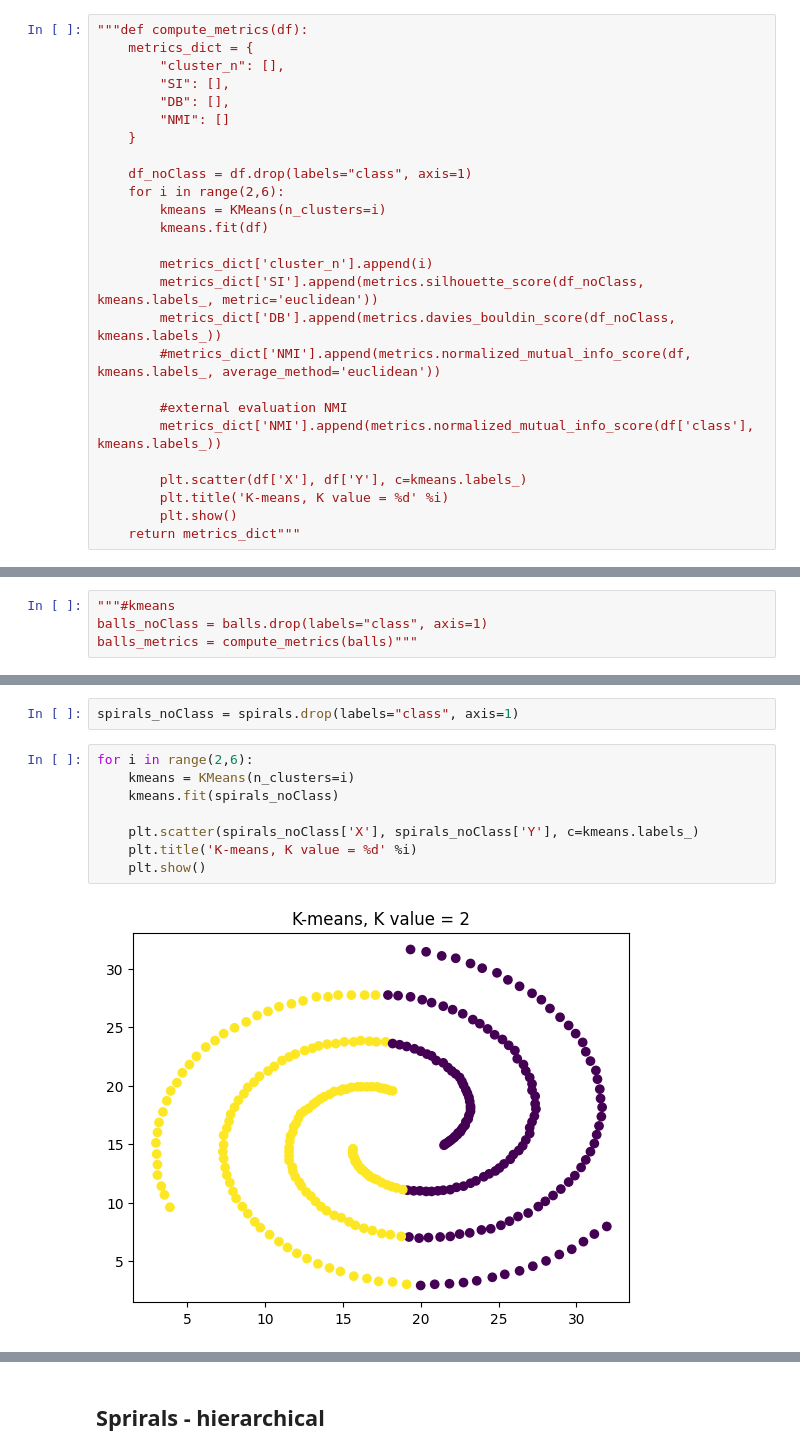
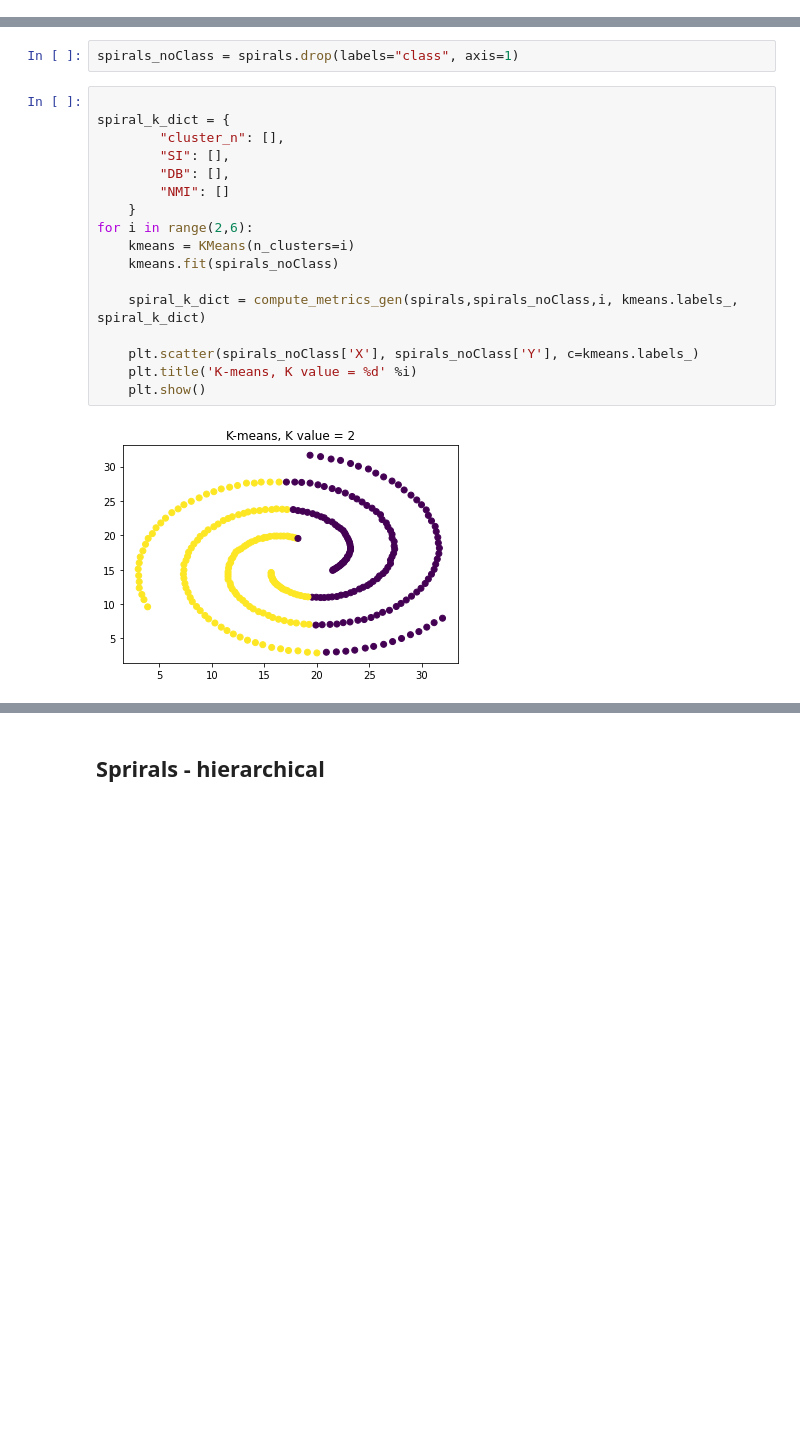
Before and after one commit to banditar/DataMining-2022-aalto, a Jupyter notebook: Assignment 2/Homework2.ipynb, the cells around one changed output, grey strips where cells are left out. Saved outputs shown, nothing was run; the diff lists cells and outputs as text; blank space fills up the shorter version.

Commit message:
Results for Spiral.txt as well

```diff
--- a/Assignment 2/Homework2.ipynb
+++ b/Assignment 2/Homework2.ipynb
@@ -49,32 +49,6 @@ balls.head()
 | 2 | 1.732 | -0.6362 | 2 |
 | 3 | -6.137 | -5.1643 | 1 |
 | 4 | -7.424 | 6.4897 | 0 |
-# %%
-"""def compute_metrics(df):
-    metrics_dict = {
-        "cluster_n": [],
-        "SI": [],
-        "DB": [],
-        "NMI": []
-    }
-
-    df_noClass = df.drop(labels="class", axis=1)
-    for i in range(2,6):
-        kmeans = KMeans(n_clusters=i)
-        kmeans.fit(df)
-
-        metrics_dict['cluster_n'].append(i)
-        metrics_dict['SI'].append(metrics.silhouette_score(df_noClass, kmeans.labels_, metric='euclidean'))
-        metrics_dict['DB'].append(metrics.davies_bouldin_score(df_noClass, kmeans.labels_))
-        #metrics_dict['NMI'].append(metrics.normalized_mutual_info_score(df, kmeans.labels_, average_method='euclidean'))
-
-        #external evaluation NMI
-        metrics_dict['NMI'].append(metrics.normalized_mutual_info_score(df['class'], kmeans.labels_))
-
-        plt.scatter(df['X'], df['Y'], c=kmeans.labels_)
-        plt.title('K-means, K value = %d' %i)
-        plt.show()
-    return metrics_dict"""
 # %%
 def compute_metrics_gen(df, df_noClass, cluster, pred_labels, metrics_dict):
 
@@ -112,7 +86,3 @@ for i in range(2,6):
 [figure]
 [figure]
 [figure]
-# %%
-"""#kmeans
-balls_noClass = balls.drop(labels="class", axis=1)
-balls_metrics = compute_metrics(balls)"""
@@ -214,12 +179,21 @@ spirals.head()
 # %%
 spirals_noClass = spirals.drop(labels="class", axis=1)
 # %%
+
+spiral_k_dict = {
+        "cluster_n": [],
+        "SI": [],
+        "DB": [],
+        "NMI": []
+    }
 for i in range(2,6):
     kmeans = KMeans(n_clusters=i)
     kmeans.fit(spirals_noClass)
 
+    spiral_k_dict = compute_metrics_gen(spirals,spirals_noClass,i, kmeans.labels_, spiral_k_dict)
+
     plt.scatter(spirals_noClass['X'], spirals_noClass['Y'], c=kmeans.labels_)
     plt.title('K-means, K value = %d' %i)
     plt.show()
 # %% [output]
-[figure, old version]
+[figure, new version]
```
Also changed, not shown: parts of 5 cells of this notebook.
